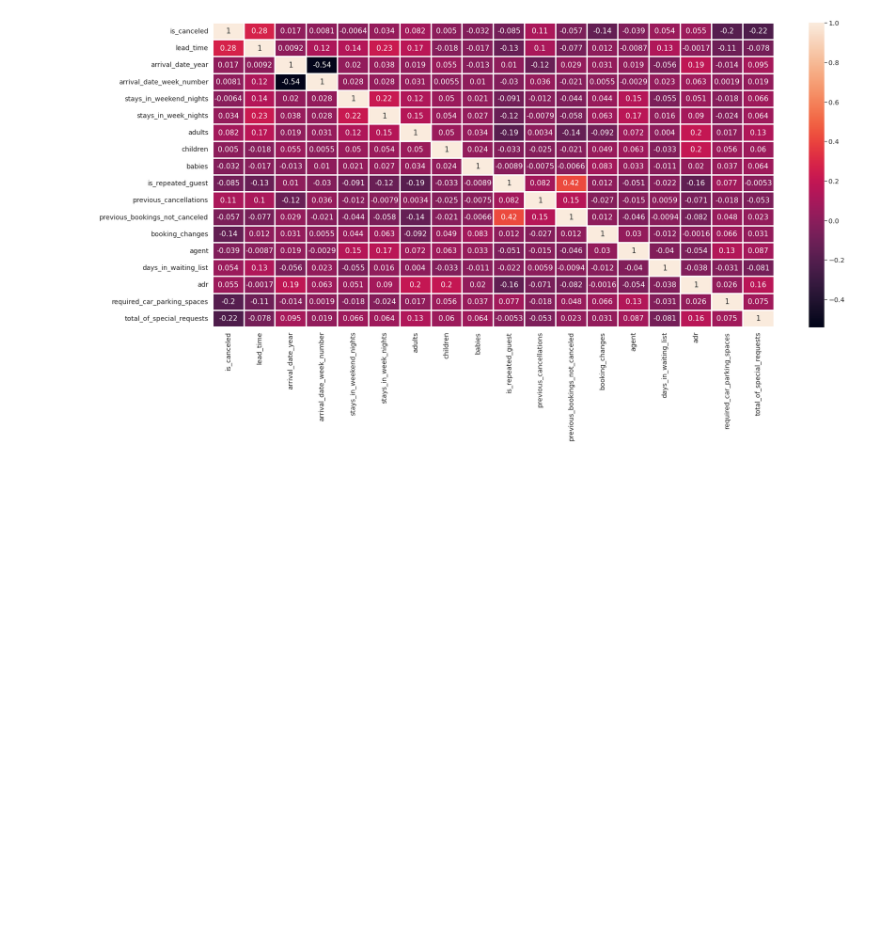
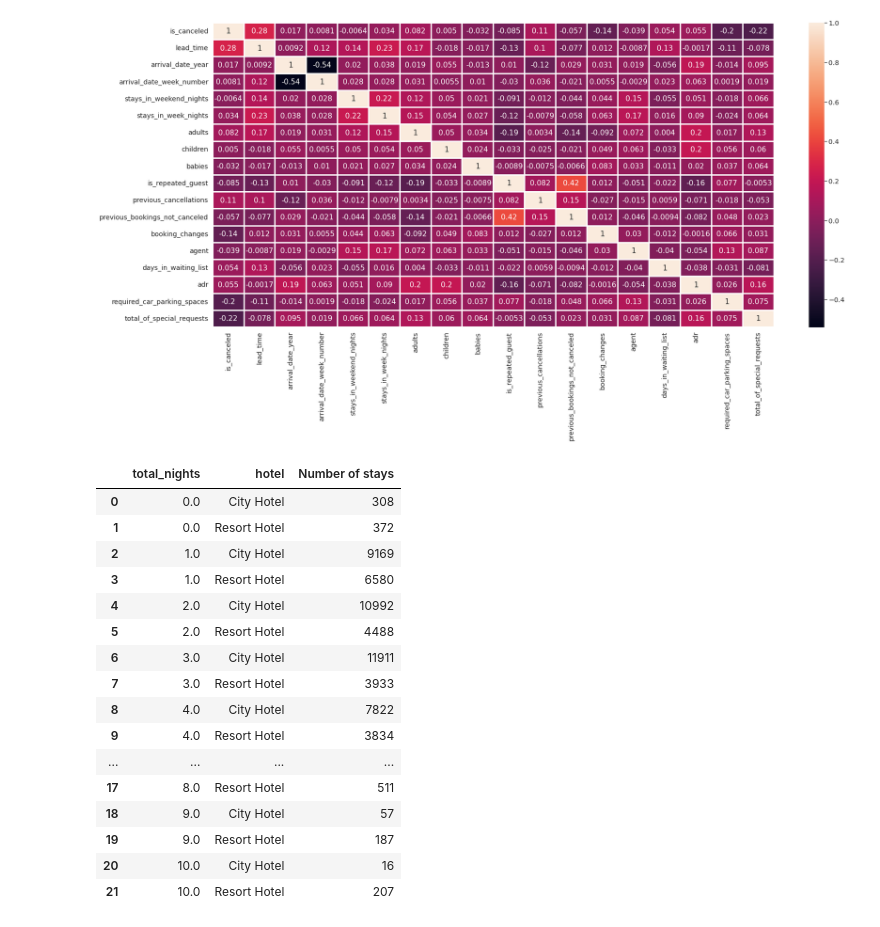
Before and after one commit to Sriharish19/EDA-Hotel-Booking-Capstone-Project-1, a Jupyter notebook: SH_Hotel_Booking_Capstone_Project.ipynb, the cells around one changed output. Saved outputs shown, nothing was run; the diff lists cells and outputs as text; code cells hidden in the pictures; blank space fills up the shorter version.

```diff
--- a/SH_Hotel_Booking_Capstone_Project.ipynb
+++ b/SH_Hotel_Booking_Capstone_Project.ipynb
@@ -511,3 +511,30 @@ sns.heatmap(df_co_relation, annot = True, linewidths = 2)
 plt.show()
 # %% [output]
 [figure]
+# %%
+# Total stays in hotel
+not_canceled = df['is_canceled'] == 0
+temp = df[not_canceled]
+temp['total_nights'] = temp['stays_in_weekend_nights'] + temp['stays_in_week_nights']
+tem = temp.groupby(['total_nights', 'hotel']).agg('count').reset_index()
+tem = tem.iloc[:, :3]
+tem = tem.rename(columns={'is_canceled':'Number of stays'})
+tem
+# %% [output]
+|  | total_nights | hotel | Number of stays |
+| 0 | 0.0 | City Hotel | 308 |
+| 1 | 0.0 | Resort Hotel | 372 |
+| 2 | 1.0 | City Hotel | 9169 |
+| 3 | 1.0 | Resort Hotel | 6580 |
+| 4 | 2.0 | City Hotel | 10992 |
+| 5 | 2.0 | Resort Hotel | 4488 |
+| 6 | 3.0 | City Hotel | 11911 |
+| 7 | 3.0 | Resort Hotel | 3933 |
+| 8 | 4.0 | City Hotel | 7822 |
+| 9 | 4.0 | Resort Hotel | 3834 |
+| ... | ... | ... | ... |
+| 17 | 8.0 | Resort Hotel | 511 |
+| 18 | 9.0 | City Hotel | 57 |
+| 19 | 9.0 | Resort Hotel | 187 |
+| 20 | 10.0 | City Hotel | 16 |
+| 21 | 10.0 | Resort Hotel | 207 |
```
Also changed, not shown: parts of 6 cells of this notebook.
